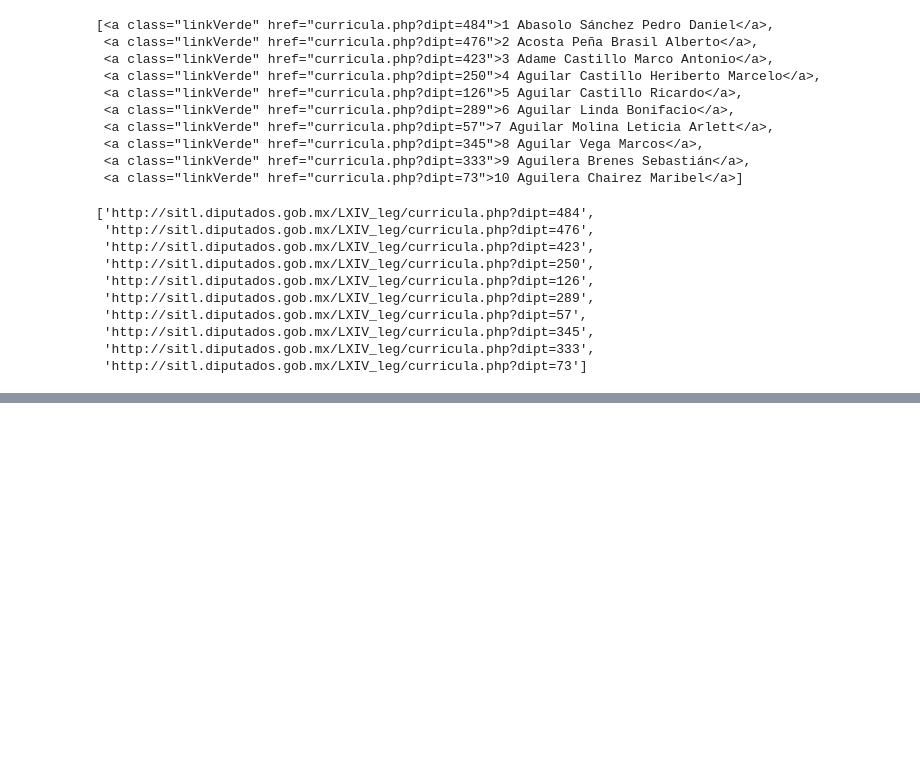
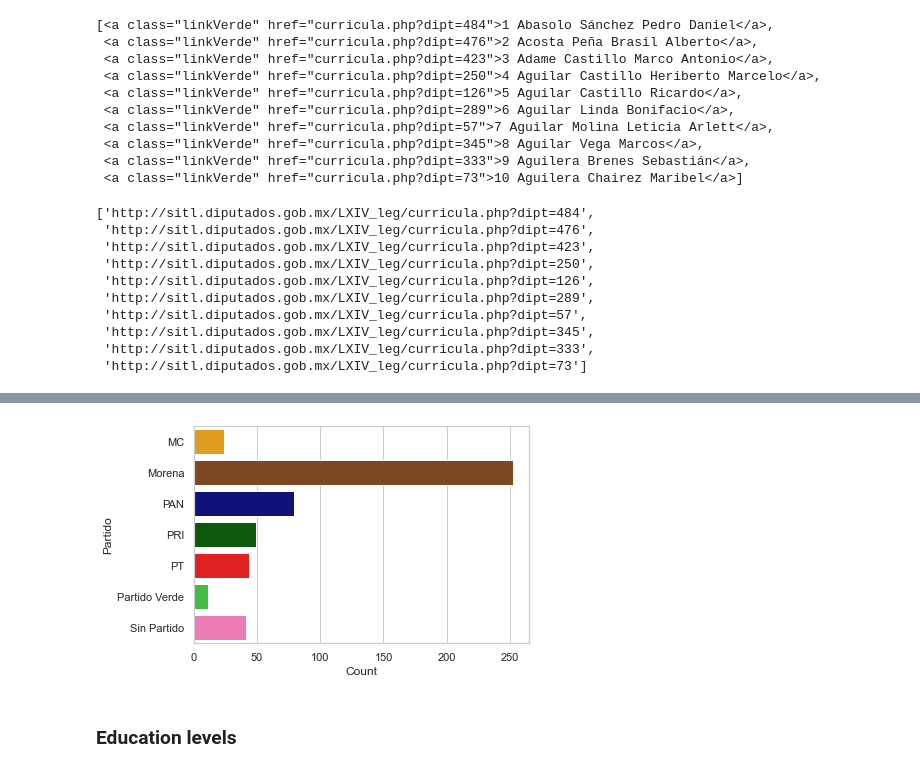
Before and after one commit to Sebas1245/DataScienceIntro, a Jupyter notebook: Lab04/04_Diputados.ipynb, the cells around one changed output, grey strips where cells are left out. Cells and saved outputs as stored; diff of their text form; code cells hidden in the pictures; blank space fills up the shorter version.

```diff
--- a/Lab04/04_Diputados.ipynb
+++ b/Lab04/04_Diputados.ipynb
@@ -196,0 +252,6 @@ congress_df.to_csv('congress_dataset.csv')
+# %%
+congress_df = pd.read_csv('congress_dataset.csv')
+# %%
+sns.set_theme(style="whitegrid")
+party_colors = ['#ffa500', '#8b4513', '#00008b', '#006400', '#ff0000', '#32cd32', '#ff69b4']
+party_color_palette = sns.color_palette(party_colors, len(party_colors))
@@ -196,0 +260,3 @@ congress_df.to_csv('congress_dataset.csv')
+# %%
+congresspeople_per_party = congress_df.groupby('Partido')['ID'].count().reset_index(name='Count')
+congresspeople_per_party
@@ -196,0 +272,6 @@ congress_df.to_csv('congress_dataset.csv')
+# %%
+congresspeople_per_party_plot = sns.barplot(x="Count", y="Partido", data=congresspeople_per_party, palette=party_color_palette)
+# %% [output]
+[figure, added]
+# %% [markdown]
+### Education levels
```
Also changed, not shown: parts of 23 cells of this notebook, 1 other file.
